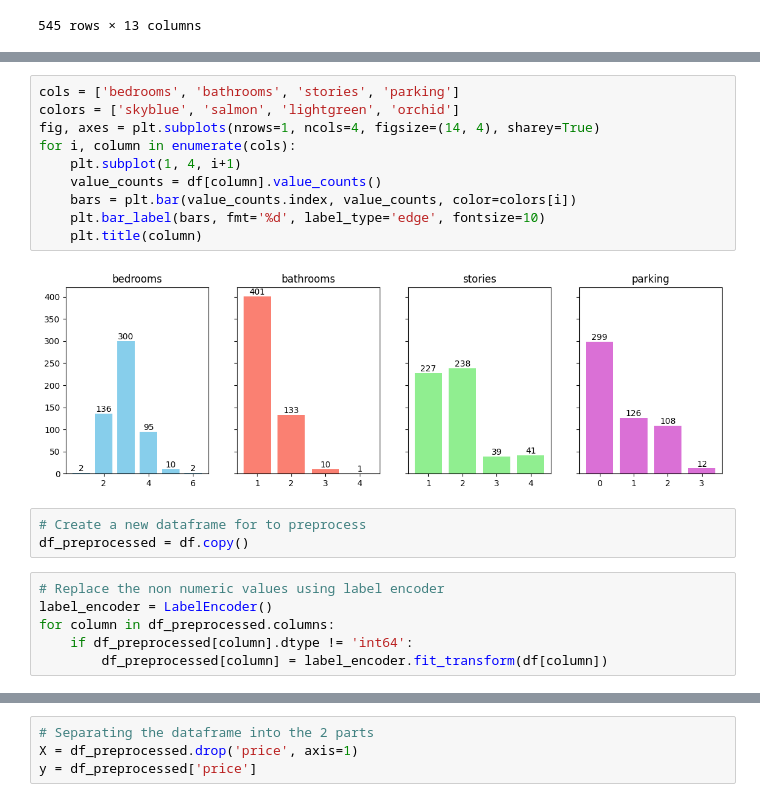
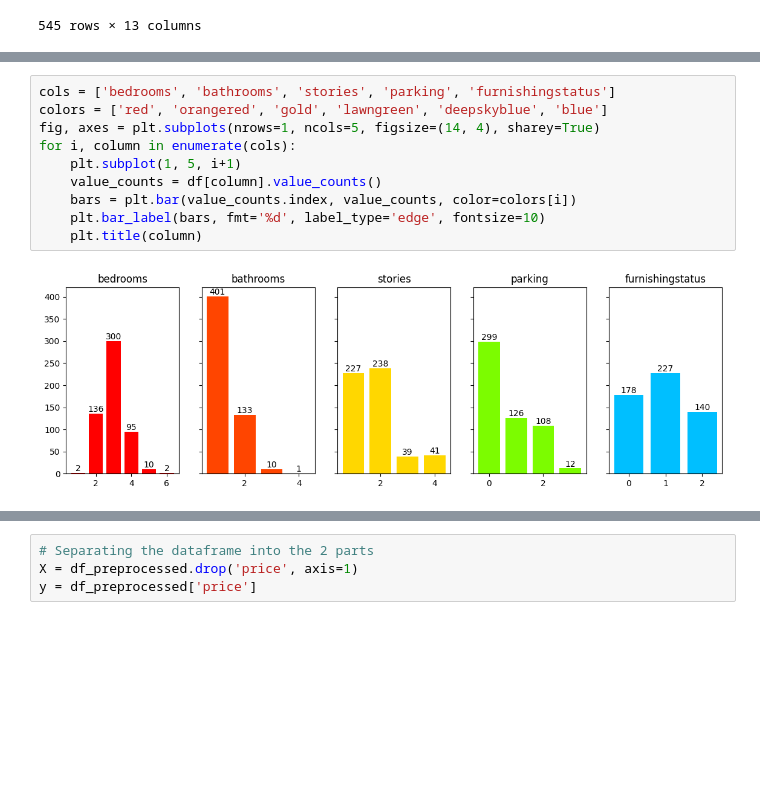
Before and after one commit to Pascal-Adrian/Sigmoid, a Jupyter notebook: InitialTask/TechTask.ipynb, the cells around one changed output, grey strips where cells are left out. Cells and saved outputs as stored; diff of their text form; blank space fills up the shorter version.

Commit message:
add data visualisation

```diff
--- a/InitialTask/TechTask.ipynb
+++ b/InitialTask/TechTask.ipynb
@@ -153,21 +183,12 @@ plt.show()
 # %%
-cols = ['bedrooms', 'bathrooms', 'stories', 'parking']
-colors = ['skyblue', 'salmon', 'lightgreen', 'orchid']
-fig, axes = plt.subplots(nrows=1, ncols=4, figsize=(14, 4), sharey=True)
+cols = ['bedrooms', 'bathrooms', 'stories', 'parking', 'furnishingstatus']
+colors = ['red', 'orangered', 'gold', 'lawngreen', 'deepskyblue', 'blue']
+fig, axes = plt.subplots(nrows=1, ncols=5, figsize=(14, 4), sharey=True)
 for i, column in enumerate(cols):
-    plt.subplot(1, 4, i+1)
+    plt.subplot(1, 5, i+1)
     value_counts = df[column].value_counts()
     bars = plt.bar(value_counts.index, value_counts, color=colors[i])
     plt.bar_label(bars, fmt='%d', label_type='edge', fontsize=10)
     plt.title(column)
 # %% [output]
-[figure, old version]
+[figure, new version]
-# %%
-# Create a new dataframe for to preprocess
-df_preprocessed = df.copy()
-# %%
-# Replace the non numeric values using label encoder
-label_encoder = LabelEncoder()
-for column in df_preprocessed.columns:
-    if df_preprocessed[column].dtype != 'int64':
-        df_preprocessed[column] = label_encoder.fit_transform(df[column])
```
Also changed, not shown: parts of 20 cells of this notebook, 2 other files.
